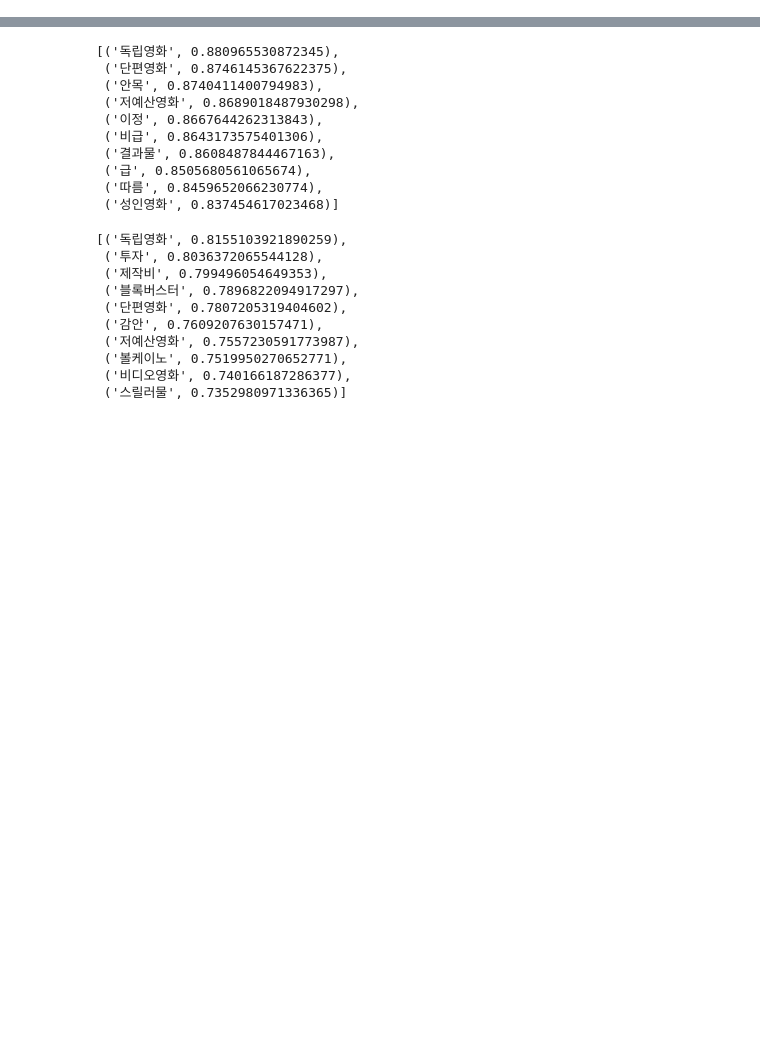
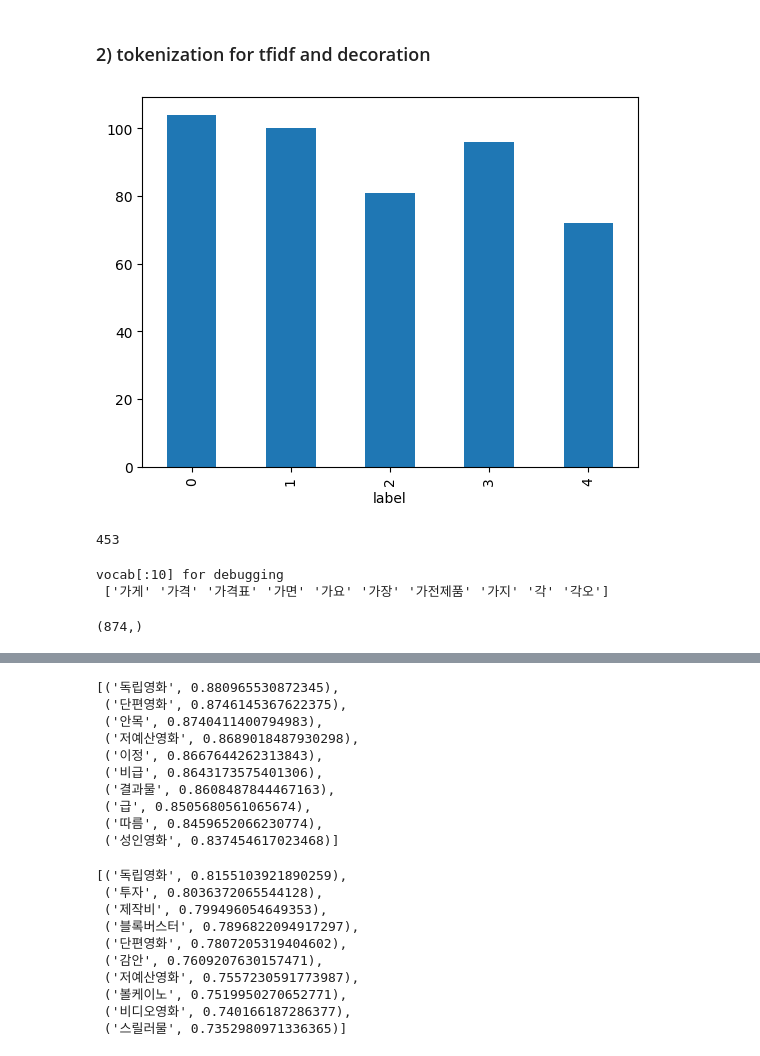
Before and after one commit to magnetclip/kyobonlp, a Jupyter notebook: word2vec.ipynb, the cells around one changed output, grey strips where cells are left out. Cells and saved outputs as stored; diff of their text form; code cells hidden in the pictures; blank space fills up the shorter version.

```diff
--- a/word2vec.ipynb
+++ b/word2vec.ipynb
@@ -244,0 +58,5 @@ skipgram_model.wv.similar_by_word('예산')
+# %%
+# data import
+import pandas as pd
+df = pd.read_excel("/content/drive/MyDrive/nlp/kyobonlp/kyobodata.xls")
+df
@@ -244,0 +77,10 @@ skipgram_model.wv.similar_by_word('예산')
+# %%
+# preprocess; exclude special symbols + label encoding (into numeric-value)
+from sklearn.preprocessing import LabelEncoder
+lbl = LabelEncoder()
+
+df['text'] = df['text'].str.replace("[^ㄱ-ㅎㅏ-ㅣ가-힣 ]"," ")
+df['text'] = df['text'].str.replace(" +"," ")
+lbl = lbl.fit(df['label'])
+df['label'] = lbl.transform(df['label'])
+df
@@ -244,0 +101,53 @@ skipgram_model.wv.similar_by_word('예산')
+# %% [markdown]
+### 2) tokenization for tfidf and decoration
+# %%
+# prompt: matplotlib 으로 barchart를 그리는 방법
+import matplotlib.pyplot as plt
+
+df.groupby('label').size().plot(kind='bar')
+plt.show()
+
+#df_B = df[df['label'] == 'B']
+#df_A = df[df['label'] == 'A']
+#df_N = df[df['label'] == 'N']
+#df_T = df[df['label'] == 'T']
+#df_C = df[df['label'] == 'C']
+
+len(df)
+# %% [output]
+[figure, added]
+453
+# %%
+# tokenize
+from konlpy.tag import Okt
+from sklearn.feature_extraction.text import TfidfVectorizer
+
+#print("sklearn version is", sklearn.__version__)
+tokenizer = Okt()
+
+#전체 데이터에 대한 tf-idf를 구하려면 아래 코드 실행
+true_corpus = " ".join(df['text'].values)
+
+#df_B_corpus = " ".join(df_B['text'].values)
+#df_A_corpus = " ".join(df_A['text'].values)
+#df_N_corpus = " ".join(df_N['text'].values)
+#df_T_corpus = " ".join(df_T['text'].values)
+#df_C_corpus = " ".join(df_C['text'].values)
+#print(df_B_corpus)
+#print(df_N_corpus)
+
+#tfidf_vector = TfidfVectorizer(tokenizer=tokenizer.nouns, min_df=2).fit([df_B_corpus, df_A_corpus, df_N_corpus, df_T_corpus, df_C_corpus])
+#tfidf_result = tfidf_vector.transform([df_B_corpus, df_A_corpus, df_N_corpus, df_T_corpus, df_C_corpus])
+
+tfidf_vector = TfidfVectorizer(tokenizer=tokenizer.nouns, min_df=1).fit([true_corpus])
+tfidf_result = tfidf_vector.transform([true_corpus])
+#print(tfidf_result)
+#vocab = tfidf_vector.vocabulary_
+vocab = tfidf_vector.get_feature_names_out()
+print("vocab[:10] for debugging \n", vocab[:10])
+len(vocab)
+vocab.shape
+# %% [output]
+vocab[:10] for debugging
+ ['가게' '가격' '가격표' '가면' '가요' '가장' '가전제품' '가지' '각' '각오']
+(874,)
```
Also changed, not shown: parts of 54 cells of this notebook, 2 other files.
